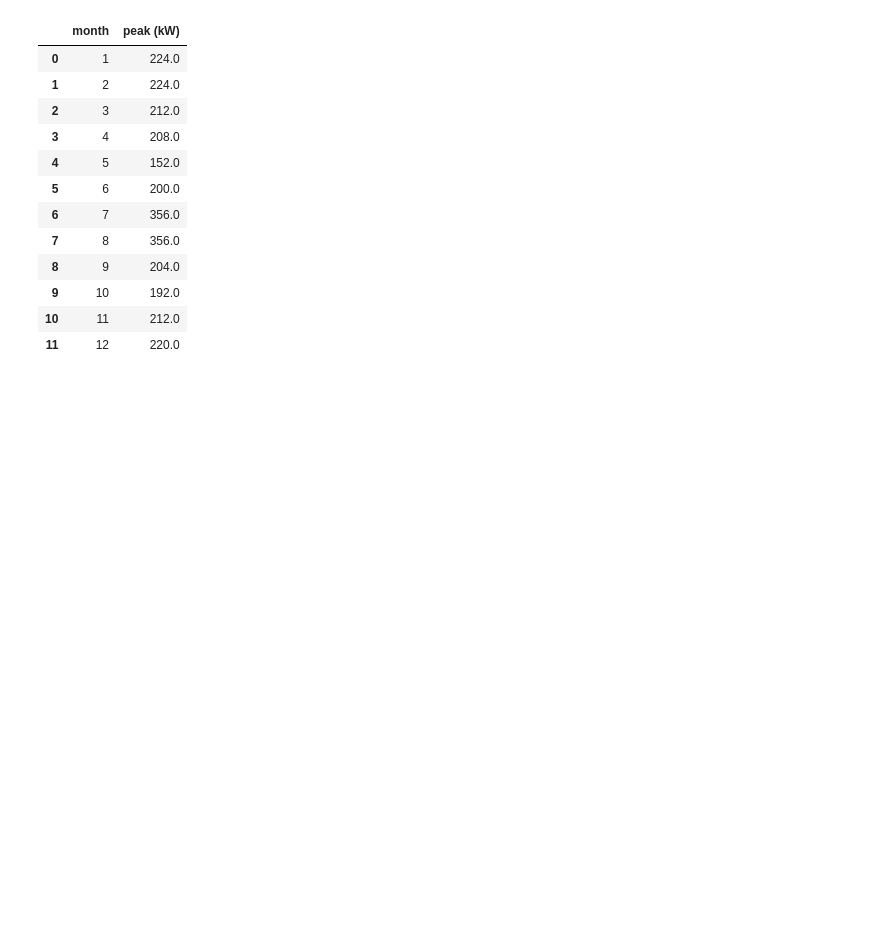
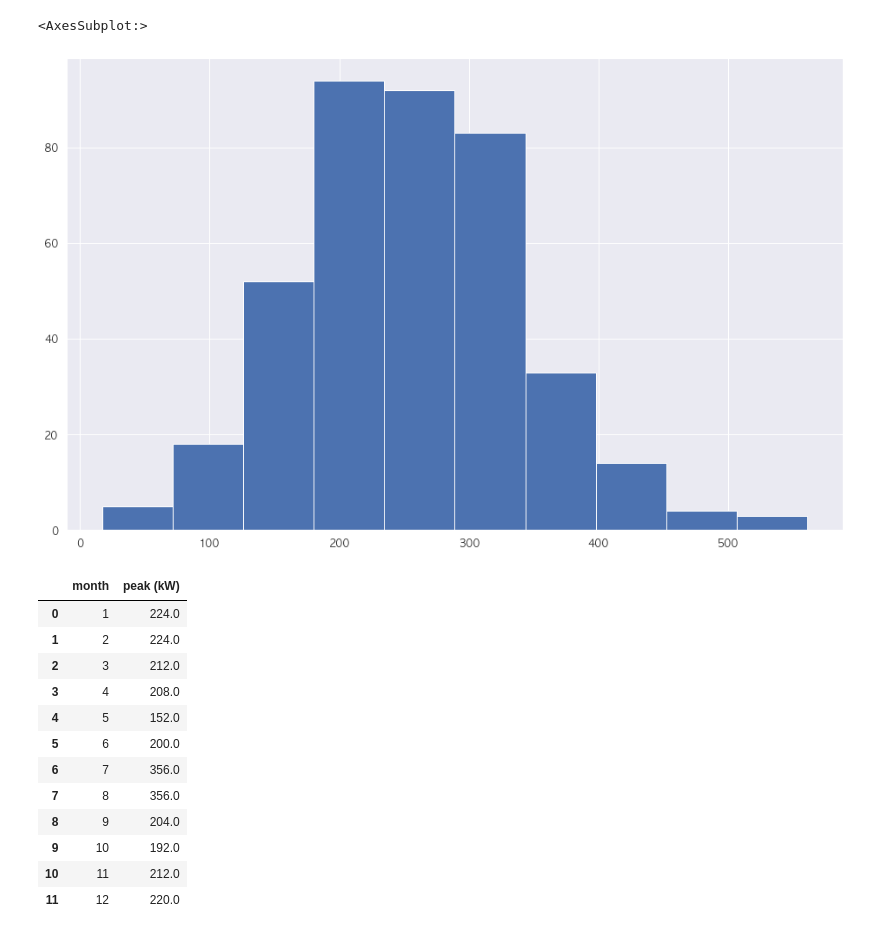
Before and after one commit to formegusto/contract-recommendation-system, a Jupyter notebook: prototype/notebook/New Prototype.ipynb, the cells around one changed output. Cells and saved outputs as stored; diff of their text form; code cells hidden in the pictures; blank space fills up the shorter version.

```diff
--- a/prototype/notebook/New Prototype.ipynb
+++ b/prototype/notebook/New Prototype.ipynb
@@ -42,3 +56,9 @@ p, m = data_preprocessing(xlsx)
+# %%
+plt.figure(figsize=(16, 10))
+test.loc['sim'].hist()
+# %% [output]
+<AxesSubplot:>
+[figure, added]
 # %%
 p
 # %% [output]
```
Also changed, not shown: parts of 20 cells of this notebook, 9 other files.
